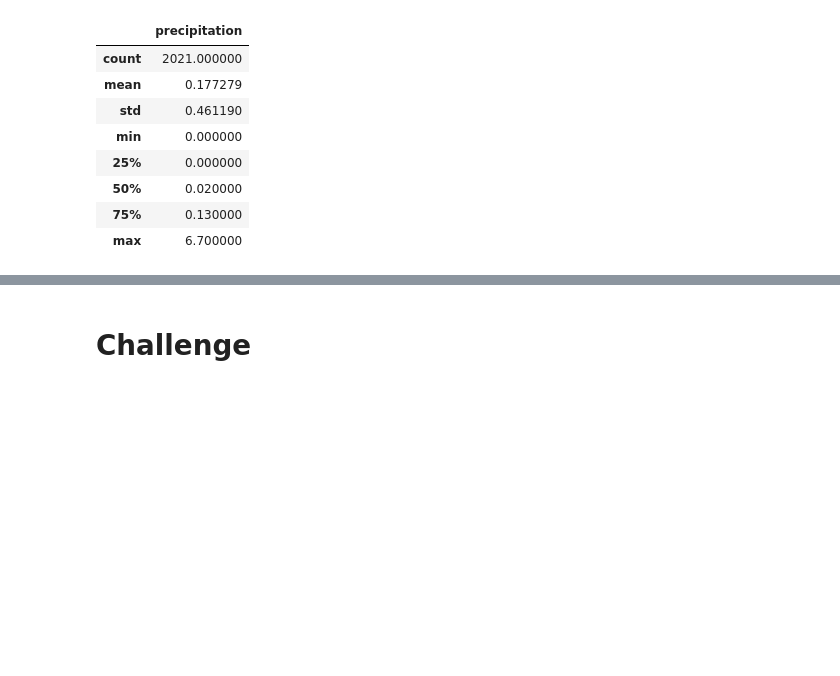
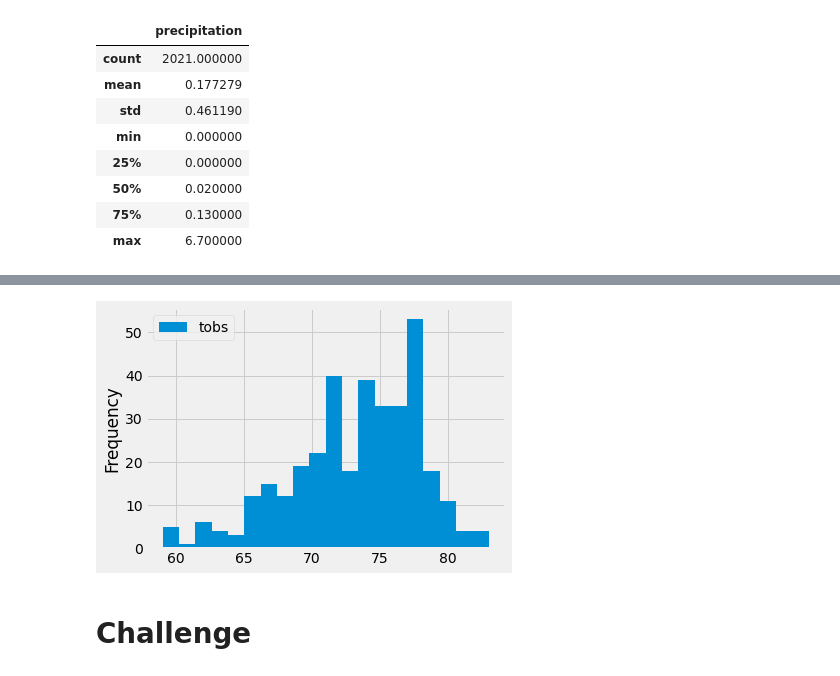
Before and after one commit to aparihar1984/surfs_up, a Jupyter notebook: climate_analysis.ipynb, the cells around one changed output, grey strips where cells are left out. Drawn from its saved outputs; the diff is of its cells as text; code cells hidden in the pictures; blank space fills up the shorter version.

```diff
--- a/climate_analysis.ipynb
+++ b/climate_analysis.ipynb
@@ -82,3 +116,9 @@ df.describe()
+# %%
+# Plotting the histogram with 20 bins
+df.plot.hist(bins=20)
+plt.tight_layout()
+# %% [output]
+[figure, added]
 # %%
 # Write a function called `calc_temps` that will accept start date and end date in the format '%Y-%m-%d'
 # and return the minimum, average, and maximum temperatures for that range of dates
```
Also changed, not shown: parts of 5 cells of this notebook.
